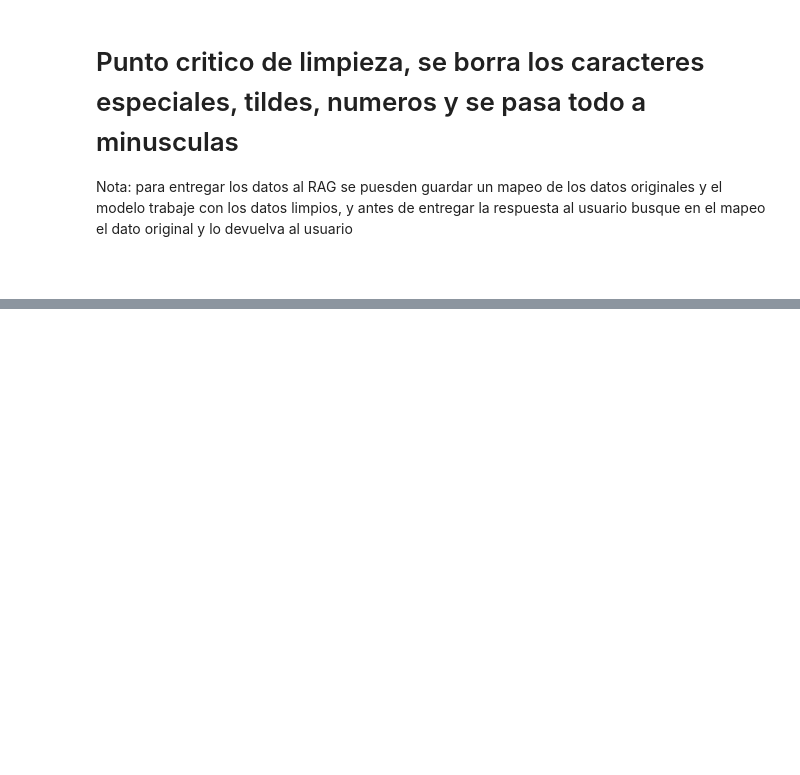
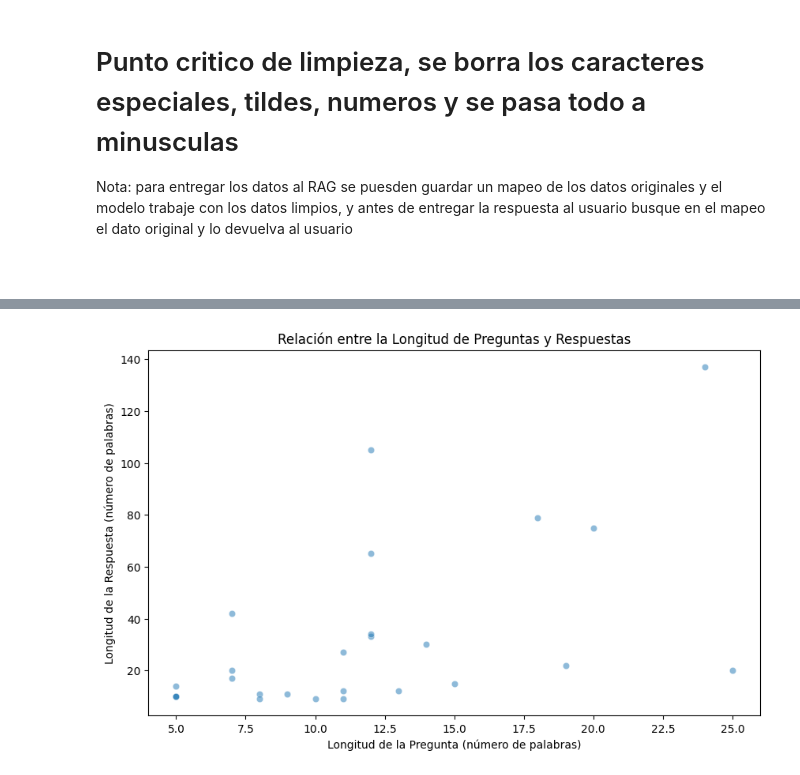
Before and after one commit to Isaac-opz/SaberPro-AI-Assistant, a Jupyter notebook: EDA/EDA.ipynb, the cells around one changed output, grey strips where cells are left out. Saved outputs shown, nothing was run; the diff lists cells and outputs as text; code cells hidden in the pictures; blank space fills up the shorter version.

```diff
--- a/EDA/EDA.ipynb
+++ b/EDA/EDA.ipynb
@@ -206,0 +248,10 @@ LookupError:
+# %%
+# Crear un scatterplot para ver la relación entre la longitud de preguntas y respuestas
+plt.figure(figsize=(10, 6))
+sns.scatterplot(x=df_preguntas["Longitud_Pregunta"], y=df_respuestas["Longitud_Respuesta"], alpha=0.5)
+plt.xlabel("Longitud de la Pregunta (número de palabras)")
+plt.ylabel("Longitud de la Respuesta (número de palabras)")
+plt.title("Relación entre la Longitud de Preguntas y Respuestas")
+plt.show()
+# %% [output]
+[figure, added]
```
Also changed, not shown: parts of 5 cells of this notebook, 3 other files.
